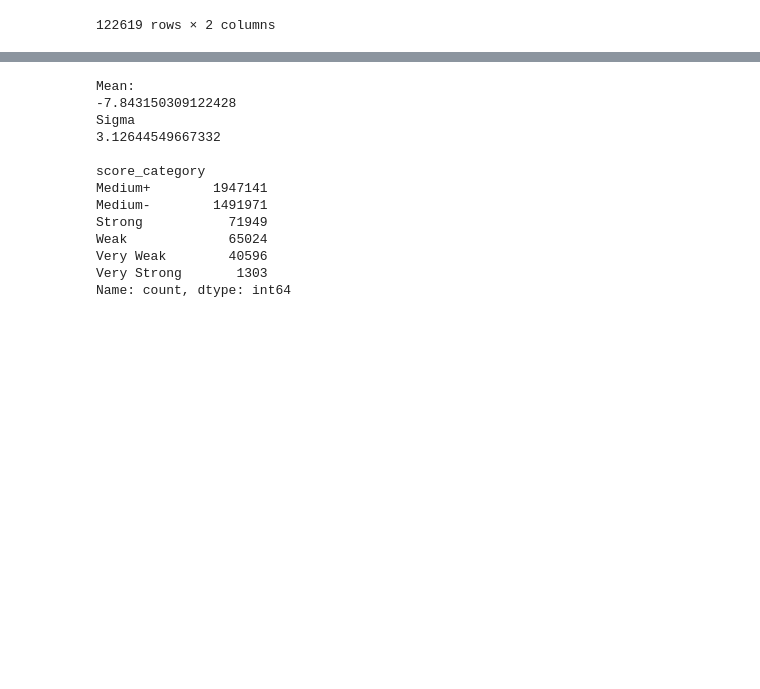
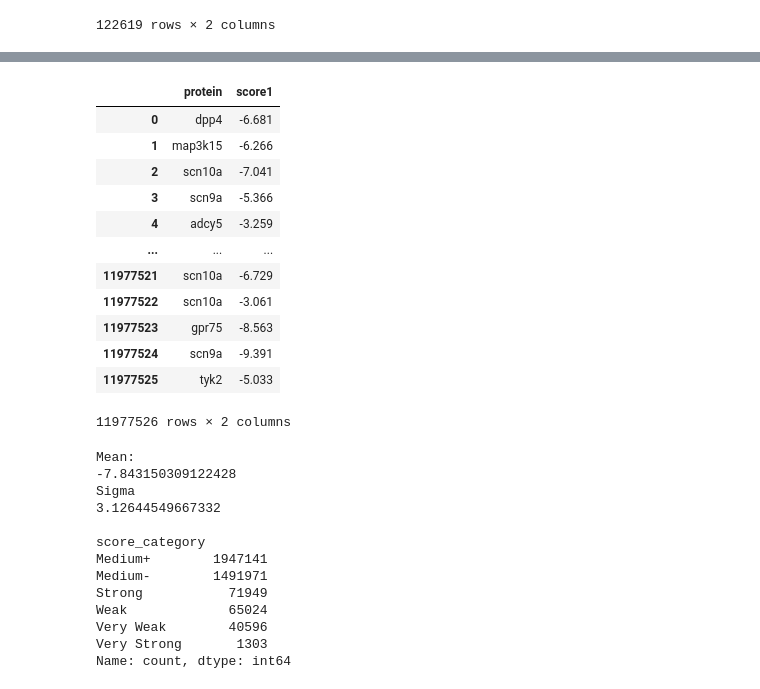
Before and after one commit to rivas-lab/Smiles2Dock, a Jupyter notebook: build_dataset.ipynb, the cells around one changed output, grey strips where cells are left out. Cells and saved outputs as stored; diff of their text form; code cells hidden in the pictures; blank space fills up the shorter version.

Commit message:
Adding files for Carina for training

```diff
--- a/build_dataset.ipynb
+++ b/build_dataset.ipynb
@@ -174,3 +252,21 @@ df
+# %%
+train_set = pd.read_csv('smiles2dock_train.csv')
+# %%
+train_set
+# %% [output]
+|  | protein | score1 |
+| 0 | dpp4 | -6.681 |
+| 1 | map3k15 | -6.266 |
+| 2 | scn10a | -7.041 |
+| 3 | scn9a | -5.366 |
+| 4 | adcy5 | -3.259 |
+| ... | ... | ... |
+| 11977521 | scn10a | -6.729 |
+| 11977522 | scn10a | -3.061 |
+| 11977523 | gpr75 | -8.563 |
+| 11977524 | scn9a | -9.391 |
+| 11977525 | tyk2 | -5.033 |
+11977526 rows × 2 columns
 # %%
 def categorize_score(score):
     if score <= -15.0:
```
Also changed, not shown: parts of 18 cells of this notebook, 32 other files.
